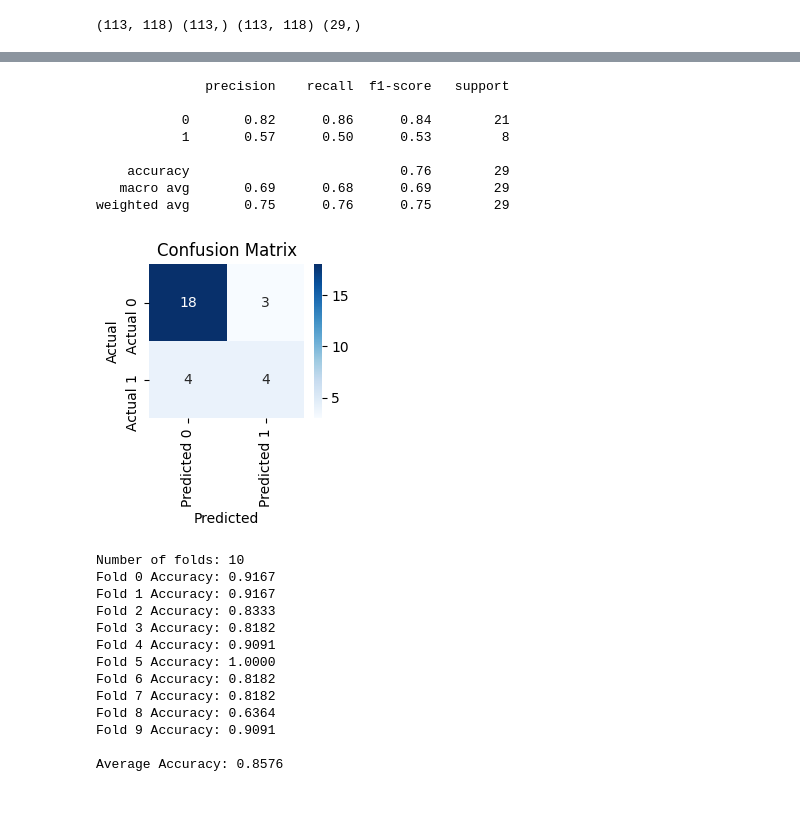
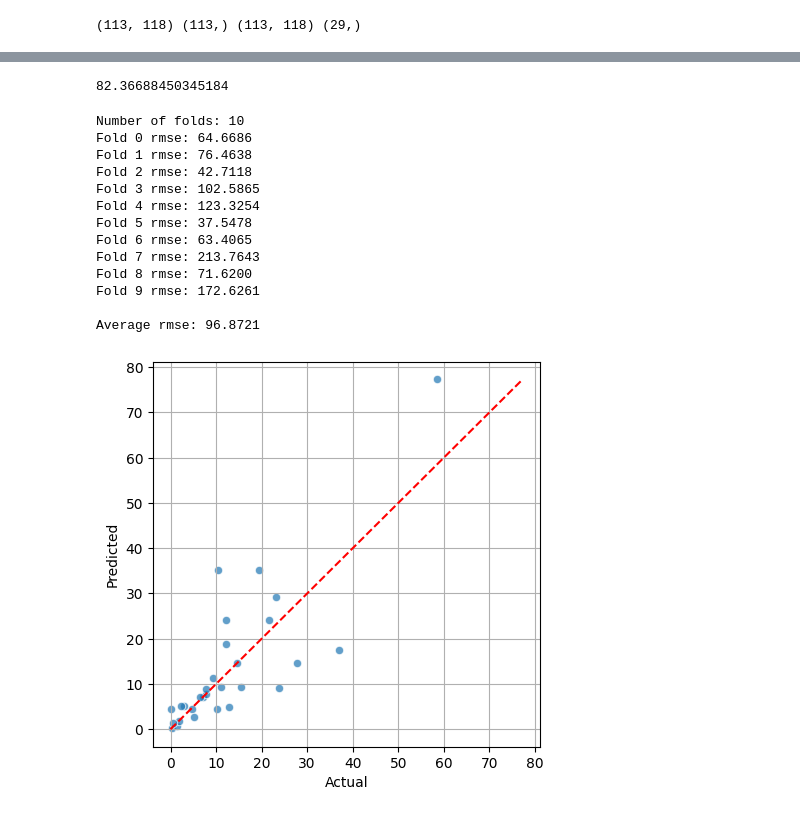
Before and after one commit to EshanJayasundara/Sleep-Apnea-and-Pulse-Oximetry, a Jupyter notebook: usage/sleep_apnea_detection.ipynb, the cells around one changed output, grey strips where cells are left out. Drawn from its saved outputs; the diff is of its cells as text; code cells hidden in the pictures.

```diff
--- a/usage/sleep_apnea_detection.ipynb
+++ b/usage/sleep_apnea_detection.ipynb
@@ -243,6 +261,6 @@ Average Accuracy: 0.8333
 # %%
-from sklearn.tree import DecisionTreeClassifier
+from sklearn.tree import DecisionTreeRegressor
 
-dtree_model = DecisionTreeClassifier()
+dtree_model = DecisionTreeRegressor()
 dtree_model.fit(X_train_scaled, y_train)
 # %% [output]
@@ -255,32 +273,26 @@ DecisionTreeClassifier(ccp_alpha=0.0, class_weight=None, criterion='gini',
 # %%
 y_pred = dtree_model.predict(X_test_scaled)
-print(classification_report(y_true=y_test, y_pred=y_pred))
-cm = confusion_matrix(y_true=y_test, y_pred=y_pred)
-plot_cm(cm)
+print(mean_squared_error(y_true=y_test, y_pred=y_pred))
 # %% [output]
-              precision    recall  f1-score   support
-
-           0       0.82      0.86      0.84        21
-           1       0.57      0.50      0.53         8
-
-    accuracy                           0.76        29
-   macro avg       0.69      0.68      0.69        29
-weighted avg       0.75      0.76      0.75        29
+82.36688450345184
-[figure, removed]
 # %%
-cross_validation(DecisionTreeClassifier, X_train_scaled, y_train, 10)
+cross_validation(DecisionTreeRegressor, X_train_scaled, y_train, 10)
 # %% [output]
 Number of folds: 10
-Fold 0 Accuracy: 0.9167
-Fold 1 Accuracy: 0.9167
-Fold 2 Accuracy: 0.8333
-Fold 3 Accuracy: 0.8182
-Fold 4 Accuracy: 0.9091
-Fold 5 Accuracy: 1.0000
-Fold 6 Accuracy: 0.8182
-Fold 7 Accuracy: 0.8182
-Fold 8 Accuracy: 0.6364
-Fold 9 Accuracy: 0.9091
+Fold 0 rmse: 64.6686
+Fold 1 rmse: 76.4638
+Fold 2 rmse: 42.7118
+Fold 3 rmse: 102.5865
+Fold 4 rmse: 123.3254
+Fold 5 rmse: 37.5478
+Fold 6 rmse: 63.4065
+Fold 7 rmse: 213.7643
+Fold 8 rmse: 71.6200
+Fold 9 rmse: 172.6261
 
-Average Accuracy: 0.8576
+Average rmse: 96.8721
+# %%
+plot_rg(y_test, y_pred)
+# %% [output]
+[figure, added]
 # %%
```
Also changed, not shown: parts of 25 cells of this notebook, 3 other files.
